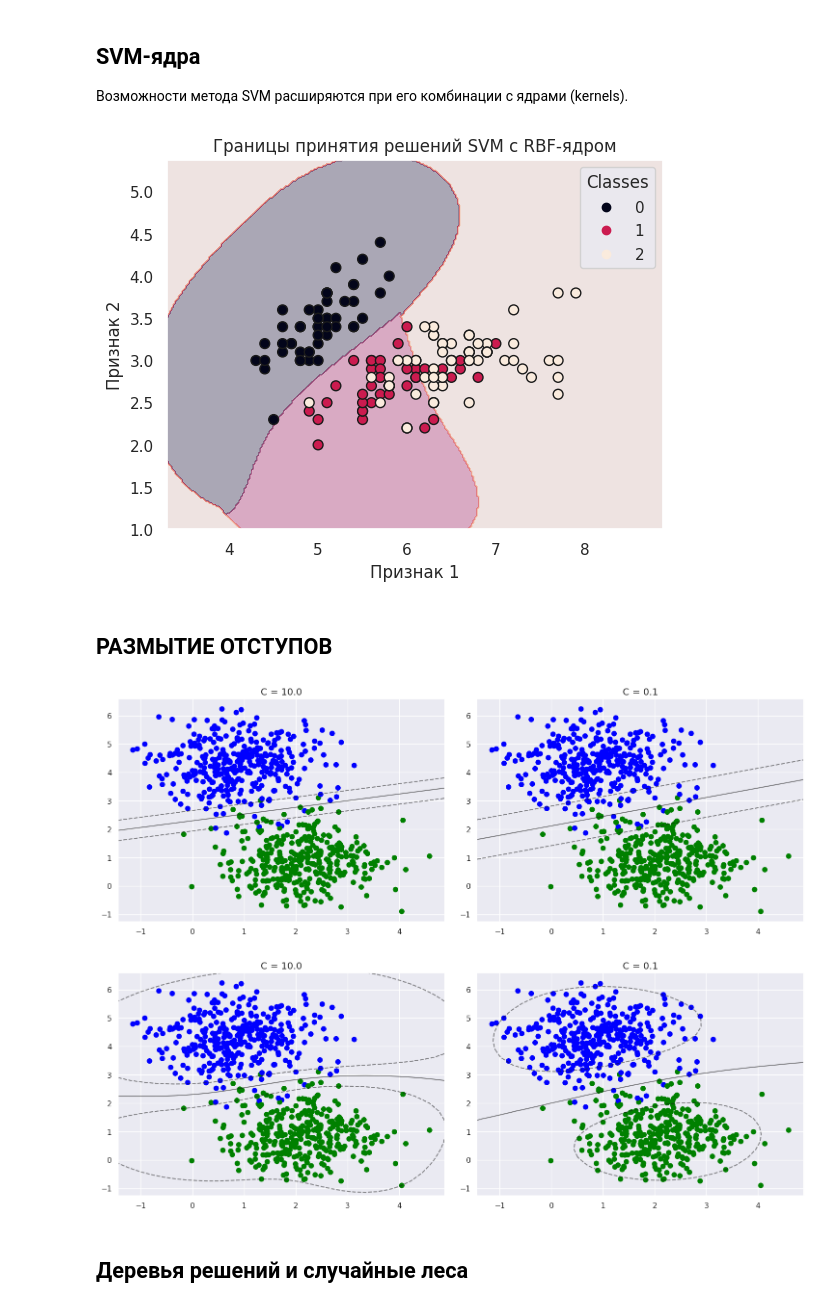
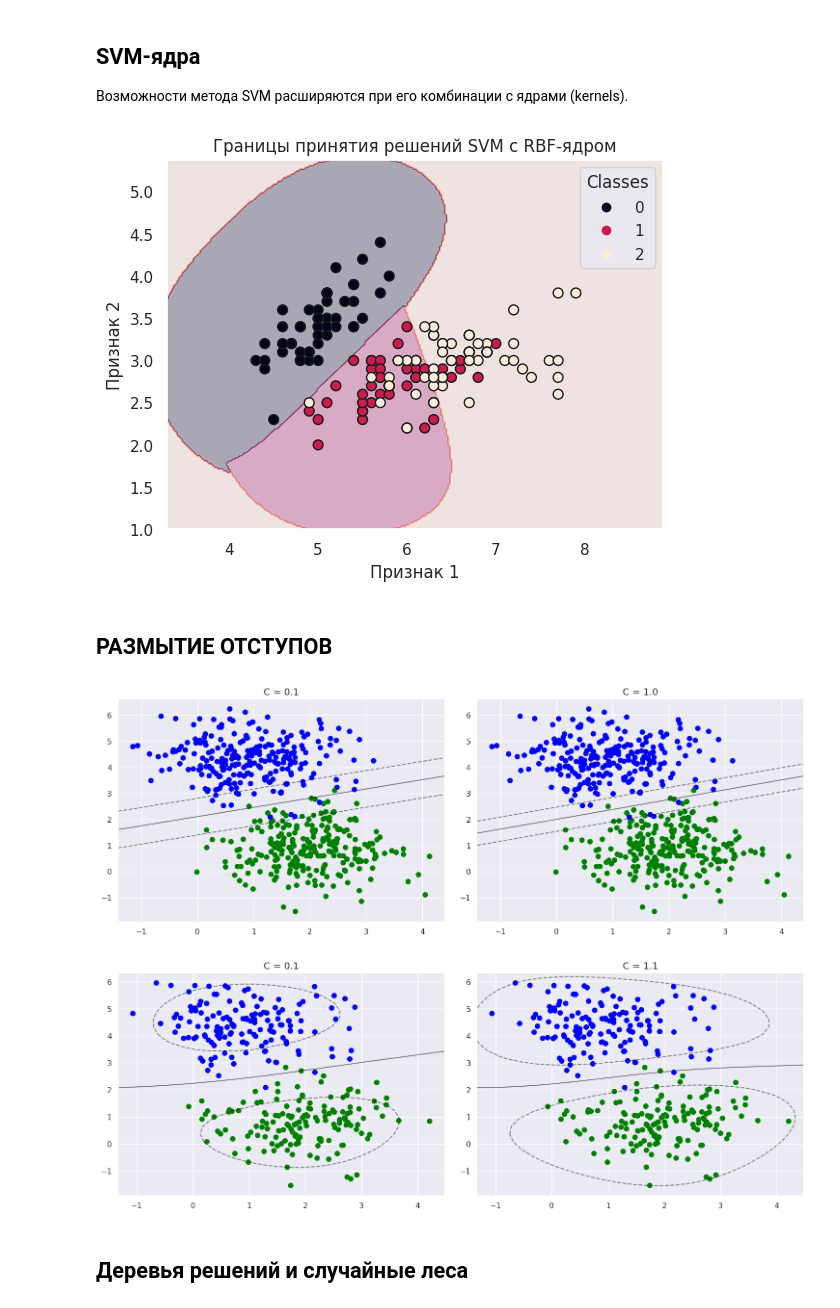
Before and after one commit to b221b/vis43, a Jupyter notebook: Машинное Обучение/Lab06/Lab06_homework.ipynb, the cells around one changed output. Drawn from its saved outputs; the diff is of its cells as text; code cells hidden in the pictures.

```diff
--- a/Машинное Обучение/Lab06/Lab06_homework.ipynb
+++ b/Машинное Обучение/Lab06/Lab06_homework.ipynb
@@ -706,28 +707,0 @@ plt.show()
-# %%
-import matplotlib.pyplot as plt
-
-# Ваши данные
-models = ['SVM', 'Decision Tree', 'Random Forest']
-mse_values = [75.60, 48.58, 47.21]
-
-# Индексы для моделей
-y_indices = range(len(models))
-
-# Создание диаграммы рассеивания
-plt.figure(figsize=(8, 5))
-colors = ['red' if mse > 60 else 'blue' for mse in mse_values]
-plt.scatter(mse_values, y_indices, color=colors, s=100)
-
-# Добавление меток для каждой точки
-for i, mse in enumerate(mse_values):
-    plt.text(mse + 1, i, f'{models[i]}: {mse}', color='black', va='center')
-
-# Настройка графика
-plt.title('Сравнение моделей по MSE')
-plt.xlabel('Средняя квадратичная ошибка (MSE)')
-plt.yticks(y_indices, models)
-plt.xlim(0, max(mse_values) + 10)
-
-# Показать график
-plt.grid(True)
-plt.show()
@@ -796,7 +878,7 @@ features = iris.data[:, :2]  # Используем только первые д
 target = iris.target
 
 # Создание опорно-векторной машины с радиально-базисным функциональным ядром (RBF-ядром)
-svc = SVC(kernel="rbf", random_state=0, gamma=1, C=1)
+svc = SVC(kernel="rbf", random_state=0, gamma=1, C=0.1)
 
 # Натренировать классификатор
 model = svc.fit(features, target)
@@ -832,12 +914,17 @@ def plot_decision_regions(X, y, classifier, resolution=0.02):
 plot_decision_regions(features, target, classifier=svc)
 plt.show()
 # %% [output]
-[figure, old version]
+[figure, new version]
 # %% [markdown]
 ## РАЗМЫТИЕ ОТСТУПОВ
 # %%
+import numpy as np
+import matplotlib.pyplot as plt
+from sklearn.datasets import make_blobs
+from sklearn.svm import SVC
+
 # Создание данных
-X, y = make_blobs(n_samples=700, centers=2, random_state=0, cluster_std=0.8)
+X, y = make_blobs(n_samples=500, centers=2, random_state=0, cluster_std=0.8)
 
 # Создание графиков
 fig, ax = plt.subplots(1, 2, figsize=(16, 6))
@@ -846,7 +933,7 @@ fig.subplots_adjust(left=0.0625, right=0.95, wspace=0.1)
 # Определение цветов для классов
 colors = ['blue', 'green']
 
-for axi, C in zip(ax, [10.0, 0.1]):
+for axi, C in zip(ax, [0.1, 1.0]):
     model = SVC(kernel='linear', C=C).fit(X, y)
 
     # Используем указанные цвета для классов
@@ -858,27 +945,27 @@ for axi, C in zip(ax, [10.0, 0.1]):
 
 plt.show()
 # %% [output]
-[figure, old version]
+[figure, new version]
 # %%
-X, y = make_blobs(n_samples=700, centers=2, random_state=0, cluster_std=0.8)
+X, y = make_blobs(n_samples=300, centers=2, random_state=0, cluster_std=0.8)
 
 fig, ax = plt.subplots(1, 2, figsize=(16, 6))
 fig.subplots_adjust(left=0.0625, right=0.95, wspace=0.1)
 
 colors = ['blue', 'green']
 
-for axi, C in zip(ax, [10.0, 0.1]):
+for axi, C in zip(ax, [0.1, 1.1]):
     model = SVC(kernel='rbf', C=C).fit(X, y)
 
     axi.scatter(X[:, 0], X[:, 1], c=[colors[i] for i in y], s=50)
 
     plot_svc_decision_function(model, axi)
     axi.scatter(model.support_vectors_[:, 0], model.support_vectors_[:, 1], s=300, lw=1, facecolors='none')
     axi.set_title('C = {0:.1f}'.format(C), size=14)
 
 plt.show()
 # %% [output]
-[figure, old version]
+[figure, new version]
 # %% [markdown]
 ## Деревья решений и случайные леса
 # %%
```
Also changed, not shown: parts of 13 cells of this notebook, 1 other file.
